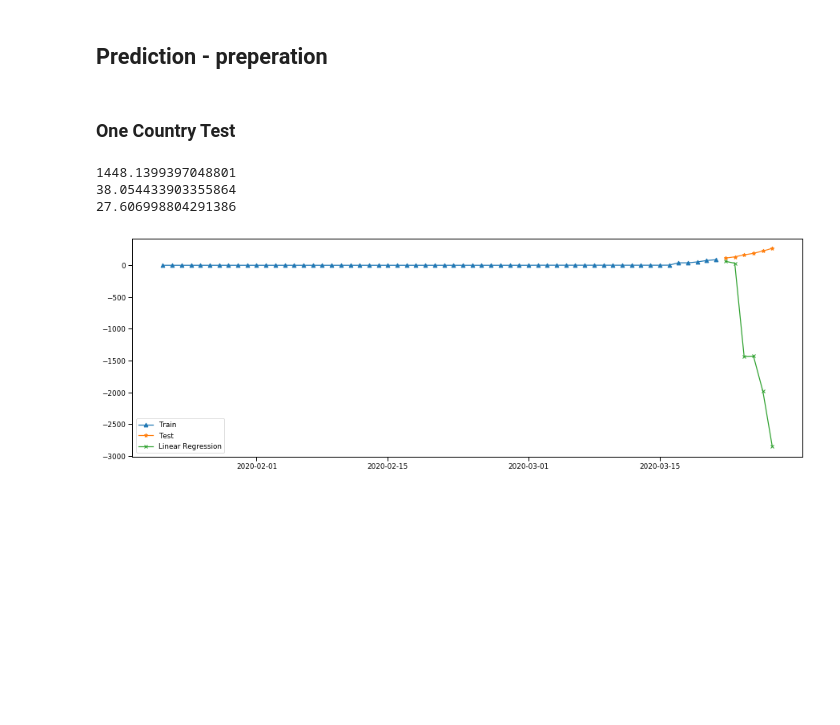
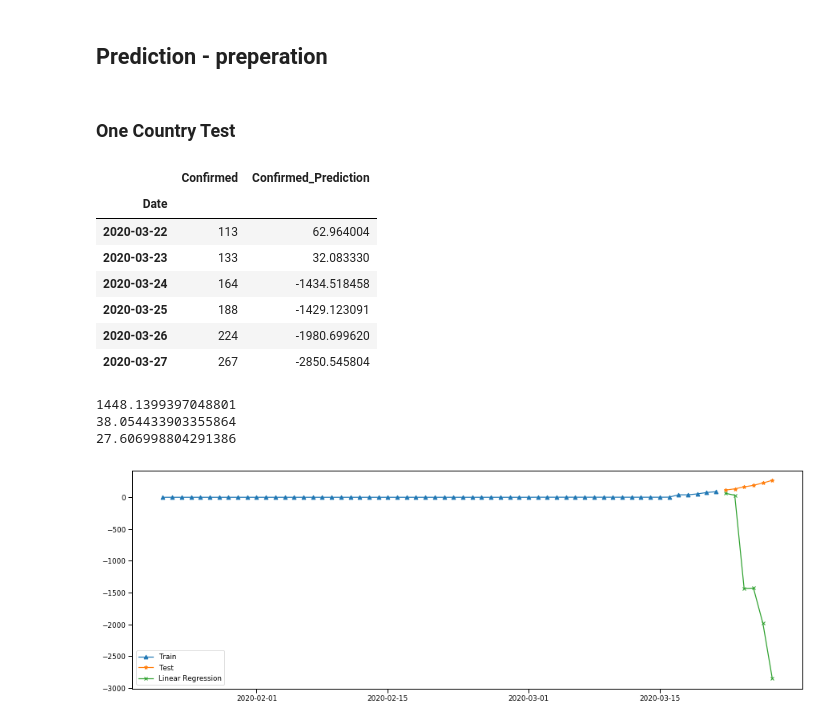
Before and after one commit to arnimpdm/Covid-19-prediction, a Jupyter notebook: Covid19_pred.ipynb, the cells around one changed output. Saved outputs shown, nothing was run; the diff lists cells and outputs as text; code cells hidden in the pictures; blank space fills up the shorter version.

```diff
--- a/Covid19_pred.ipynb
+++ b/Covid19_pred.ipynb
@@ -630,6 +630,17 @@ def create_x_y(df, label=None):
         y = df[label]
         return X, y
     return X
+# %%
+Confirmed_test[['Confirmed', 'Confirmed_Prediction']]
+# %% [output]
+|  | Confirmed | Confirmed_Prediction |
+| Date |  |  |
+| 2020-03-22 | 113 | 62.964004 |
+| 2020-03-23 | 133 | 32.083330 |
+| 2020-03-24 | 164 | -1434.518458 |
+| 2020-03-25 | 188 | -1429.123091 |
+| 2020-03-26 | 224 | -1980.699620 |
+| 2020-03-27 | 267 | -2850.545804 |
 # %%
 def SDMAE(y_true, y_pred):
     return mean_absolute_error(y_true, y_pred) / np.std(y_true)
```
Also changed, not shown: parts of 4 cells of this notebook.
